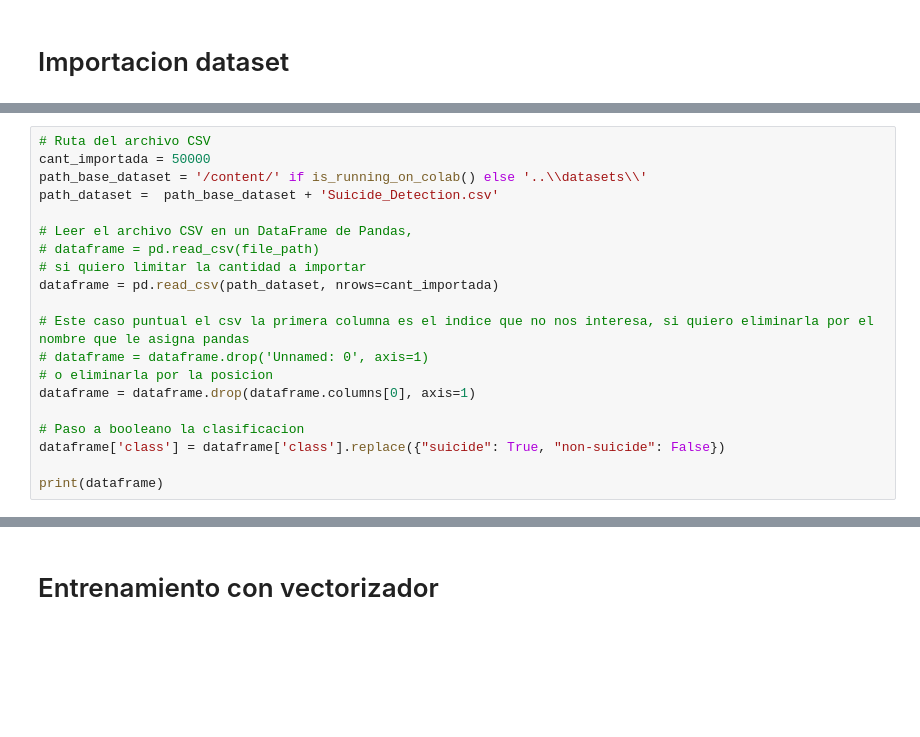
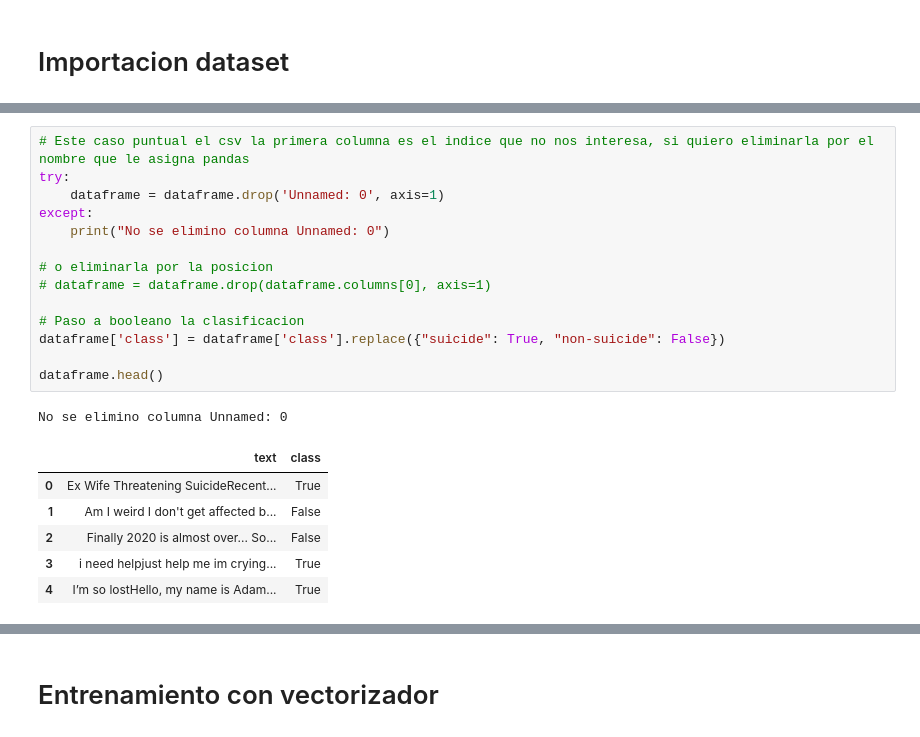
Before and after one commit to victor-POL/Deteccion-Violencia-y-Tentativas-Suicidio-NLP, a Jupyter notebook: tentativa_suicidio/collabs/TP_Dataset_Suicide.ipynb, the cells around one changed output, grey strips where cells are left out. Drawn from its saved outputs; the diff is of its cells as text; blank space fills up the shorter version.

```diff
--- a/tentativa_suicidio/collabs/TP_Dataset_Suicide.ipynb
+++ b/tentativa_suicidio/collabs/TP_Dataset_Suicide.ipynb
@@ -124,20 +192,22 @@ def test(clf, nombreModelo):
 # %%
-# Ruta del archivo CSV
-cant_importada = 50000
-path_base_dataset = '/content/' if is_running_on_colab() else '..\\datasets\\'
-path_dataset =  path_base_dataset + 'Suicide_Detection.csv'
+# Este caso puntual el csv la primera columna es el indice que no nos interesa, si quiero eliminarla por el nombre que le asigna pandas
+try:
+    dataframe = dataframe.drop('Unnamed: 0', axis=1)
+except:
+    print("No se elimino columna Unnamed: 0")
 
-# Leer el archivo CSV en un DataFrame de Pandas,
-# dataframe = pd.read_csv(file_path)
-# si quiero limitar la cantidad a importar
-dataframe = pd.read_csv(path_dataset, nrows=cant_importada)
-
-# Este caso puntual el csv la primera columna es el indice que no nos interesa, si quiero eliminarla por el nombre que le asigna pandas
-# dataframe = dataframe.drop('Unnamed: 0', axis=1)
 # o eliminarla por la posicion
-dataframe = dataframe.drop(dataframe.columns[0], axis=1)
+# dataframe = dataframe.drop(dataframe.columns[0], axis=1)
 
 # Paso a booleano la clasificacion
 dataframe['class'] = dataframe['class'].replace({"suicide": True, "non-suicide": False})
 
-print(dataframe)
+dataframe.head()
+# %% [output]
+No se elimino columna Unnamed: 0
+|  | text | class |
+| 0 | Ex Wife Threatening SuicideRecent... | True |
+| 1 | Am I weird I don't get affected b... | False |
+| 2 | Finally 2020 is almost over... So... | False |
+| 3 | i need helpjust help me im crying... | True |
+| 4 | I’m so lostHello, my name is Adam... | True |
```
Also changed, not shown: parts of 19 cells of this notebook, 10 other files.
